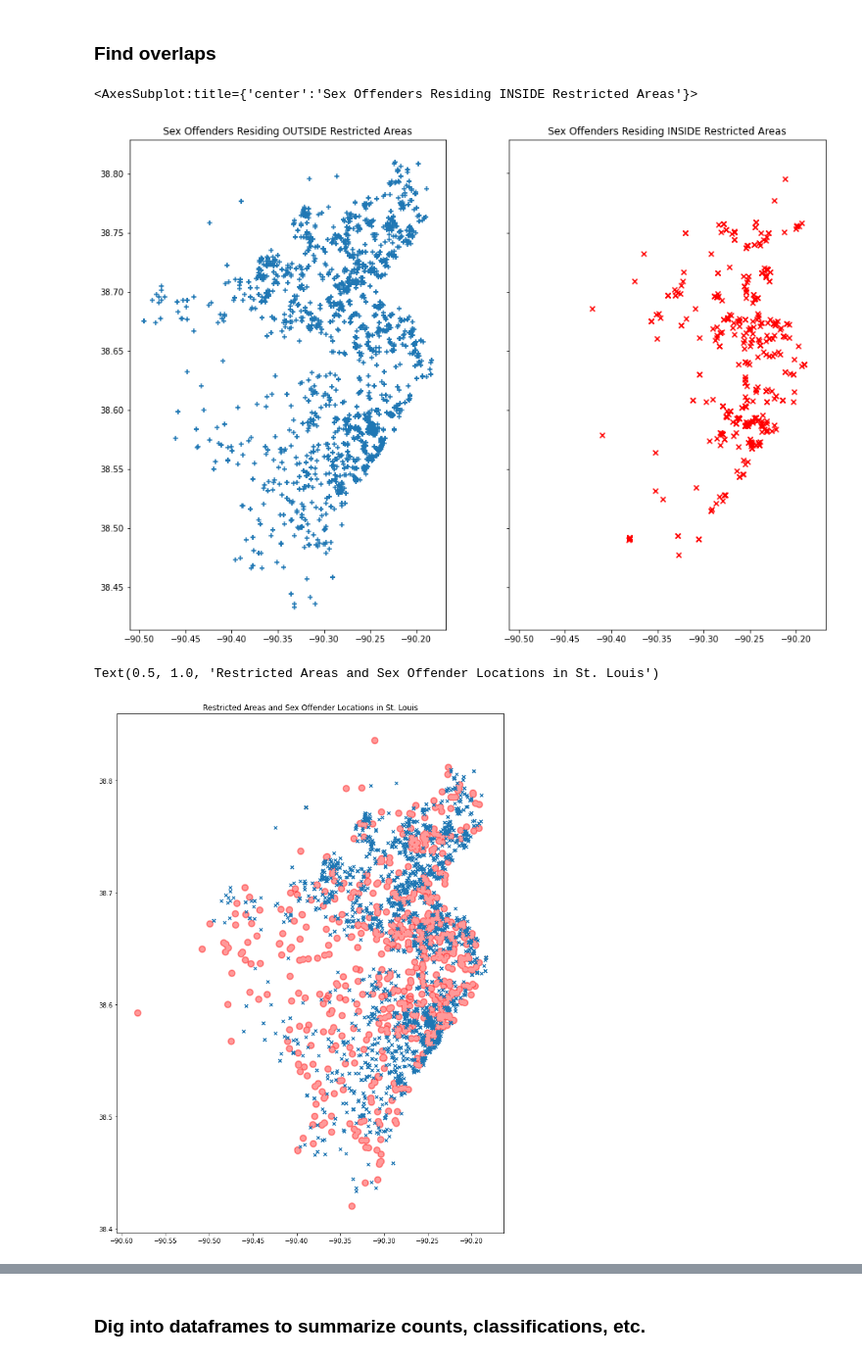
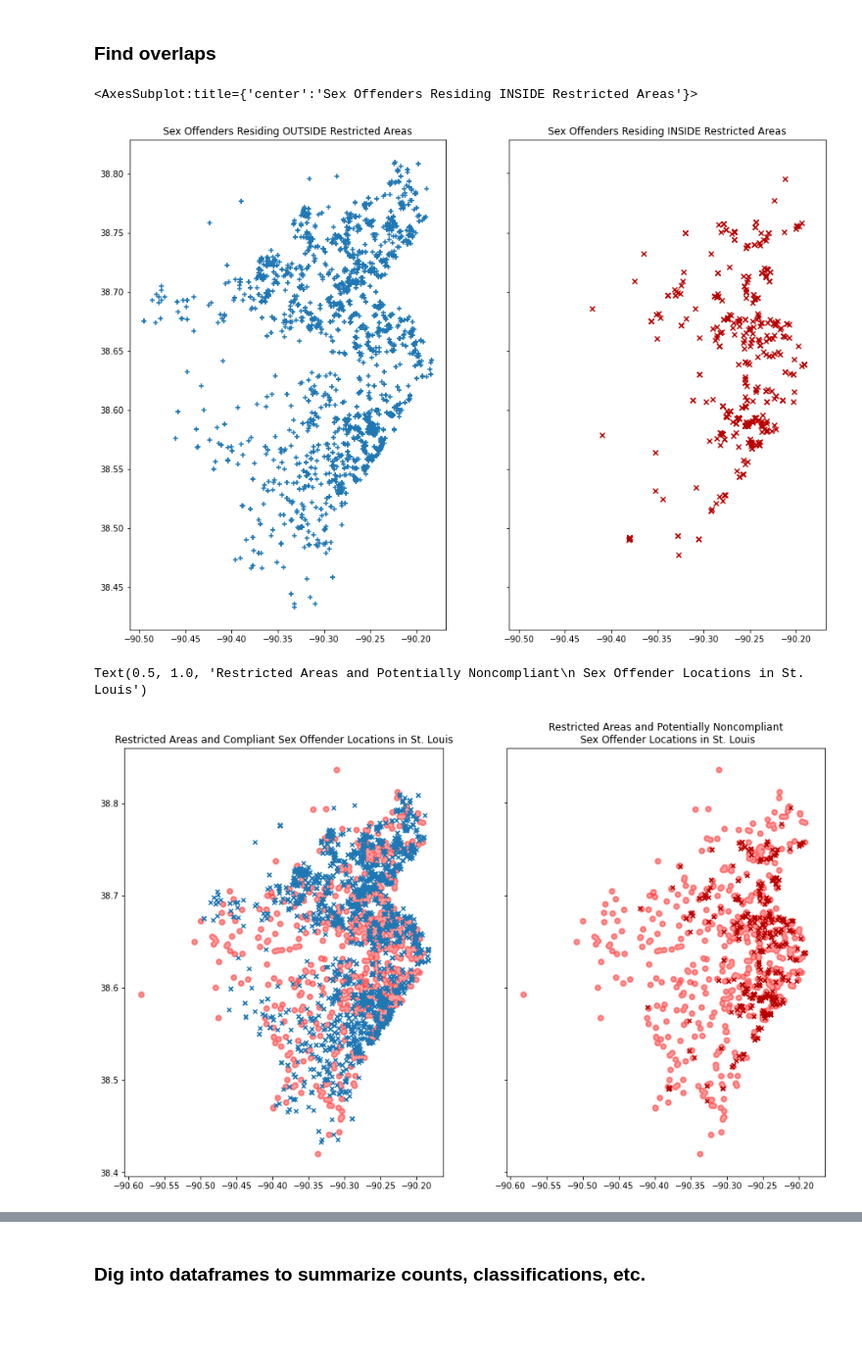
Before and after one commit to PMattox/dsa_masters, a Jupyter notebook: DSA_Capstone/Analysis - SO Potential Noncompliance.ipynb, the cells around one changed output, grey strips where cells are left out. Shown at 98% size. Drawn from its saved outputs; the diff is of its cells as text; code cells hidden in the pictures; blank space fills up the shorter version.

Commit message:
SO noncompliance visuals and stats. working on creating city boundary mask with folium.

```diff
--- a/DSA_Capstone/Analysis - SO Potential Noncompliance.ipynb
+++ b/DSA_Capstone/Analysis - SO Potential Noncompliance.ipynb
@@ -147,22 +147,26 @@ intersecting = gpd.sjoin(gdf_restricted, gdf_so, how='inner')['savedindex']
 gdf_so_compliant = gdf_so[~gdf_so.savedindex.isin(intersecting)] # Filter away these, "savedindex is not in intersecting"
 gdf_so_inrestricted = gdf_so[gdf_so.savedindex.isin(intersecting)]
 # %%
-# show before/after plots side by side
+# show results side by side
 fig, (ax1, ax2) = pyplot.subplots(ncols=2, sharex=True, sharey=True, figsize=(15,15))
 ax1.set_title('Sex Offenders Residing OUTSIDE Restricted Areas')
 ax2.set_title('Sex Offenders Residing INSIDE Restricted Areas')
 gdf_so_compliant.plot(ax=ax1, marker='+')
-gdf_so_inrestricted.plot(ax=ax2, color='red', marker='x')
+gdf_so_inrestricted.plot(ax=ax2, color='#b80000', marker='x')
 # %% [output]
 <AxesSubplot:title={'center':'Sex Offenders Residing INSIDE Restricted Areas'}>
-[figure, old version]
+[figure, new version]
 # %%
-fig, ax = plt.subplots(figsize=(15, 15))
+# put it all together in a side-by-side comparison
+fig, (ax1, ax2) = pyplot.subplots(ncols=2, sharex=True, sharey=True, figsize=(15,15))
 
-gdf_restricted.plot(ax=ax, color='red', alpha=0.4, edgecolor='red', linewidth=2)
-gdf_so_compliant.plot(ax=ax, marker='x', markersize=25)
+gdf_restricted.plot(ax=ax1, color='red', alpha=0.4, edgecolor='red', linewidth=2)
+gdf_so_compliant.plot(ax=ax1, marker='x', markersize=25)
+ax1.set_title("Restricted Areas and Compliant Sex Offender Locations in St. Louis")
 
-plt.title("Restricted Areas and Sex Offender Locations in St. Louis")
+gdf_restricted.plot(ax=ax2, color='red', alpha=0.4, edgecolor='red', linewidth=2)
+gdf_so_inrestricted.plot(ax=ax2, color='#b80000', marker='x', markersize=25)
+ax2.set_title("Restricted Areas and Potentially Noncompliant\n Sex Offender Locations in St. Louis")
 # %% [output]
-Text(0.5, 1.0, 'Restricted Areas and Sex Offender Locations in St. Louis')
+Text(0.5, 1.0, 'Restricted Areas and Potentially Noncompliant\n Sex Offender Locations in St. Louis')
-[figure, old version]
+[figure, new version]
```
Also changed, not shown: parts of 7 cells of this notebook, 2 other files.
